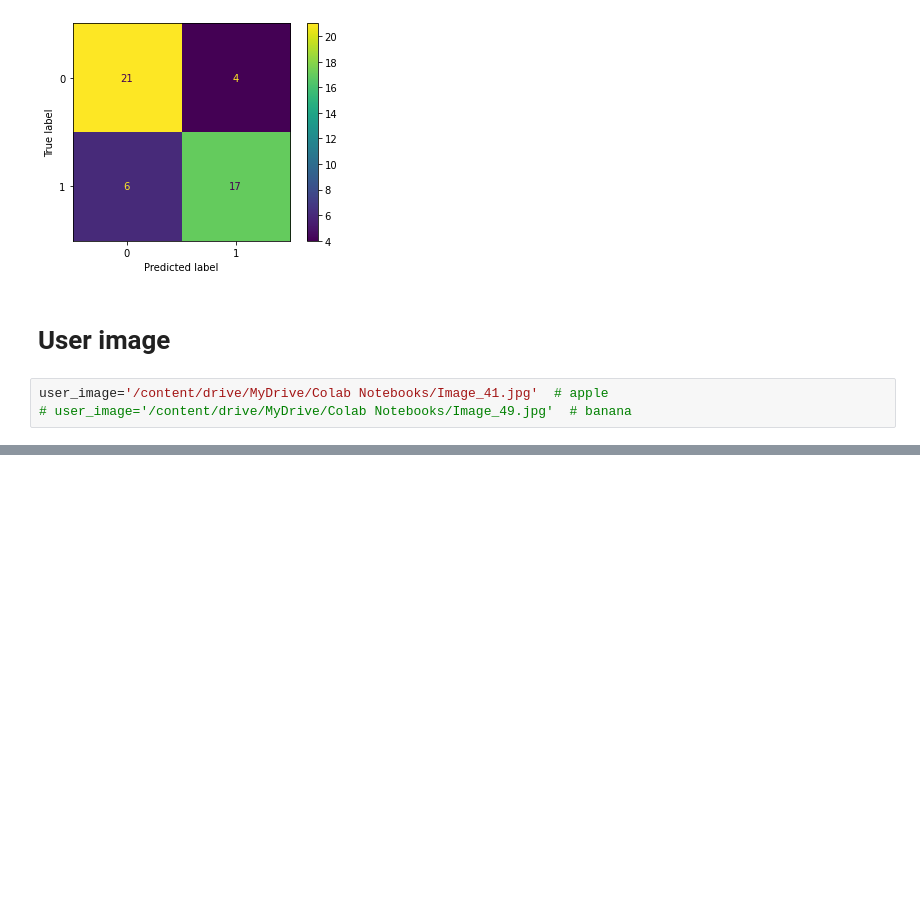
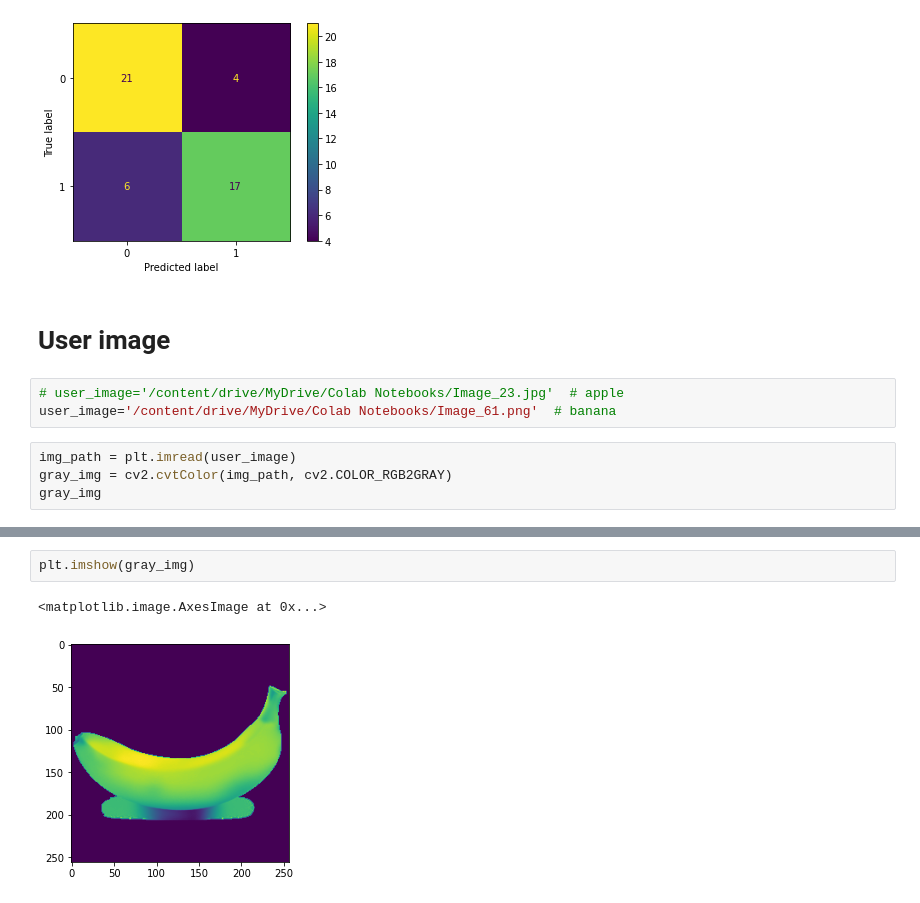
Before and after one commit to JurijJusel/Image, a Jupyter notebook: apple_banana_df.ipynb, the cells around one changed output, grey strips where cells are left out. Cells and saved outputs as stored; diff of their text form; blank space fills up the shorter version.

```diff
--- a/apple_banana_df.ipynb
+++ b/apple_banana_df.ipynb
@@ -261,5 +262,9 @@ cm_display.plot()
 # %% [markdown]
 # User image
 # %%
-user_image='/content/drive/MyDrive/Colab Notebooks/Image_41.jpg'  # apple
-# user_image='/content/drive/MyDrive/Colab Notebooks/Image_49.jpg'  # banana
+# user_image='/content/drive/MyDrive/Colab Notebooks/Image_23.jpg'  # apple
+user_image='/content/drive/MyDrive/Colab Notebooks/Image_61.png'  # banana
+# %%
+img_path = plt.imread(user_image)
+gray_img = cv2.cvtColor(img_path, cv2.COLOR_RGB2GRAY)
+gray_img
@@ -265,0 +279,5 @@ user_image='/content/drive/MyDrive/Colab Notebooks/Image_41.jpg'  # apple
+# %%
+plt.imshow(gray_img)
+# %% [output]
+<matplotlib.image.AxesImage at 0x...>
+[figure, added]
```
Also changed, not shown: parts of 22 cells of this notebook.
